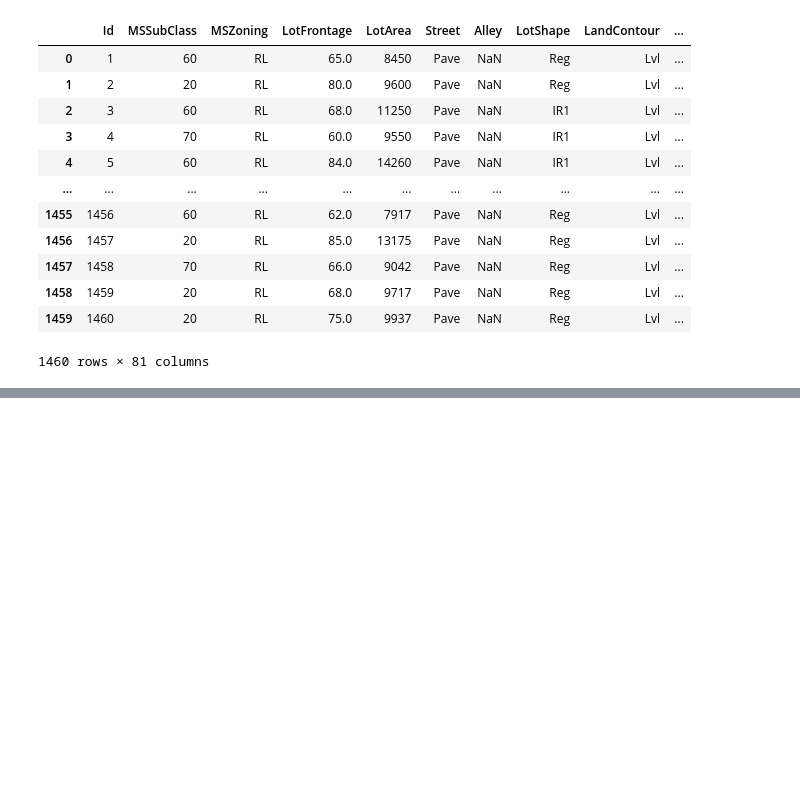
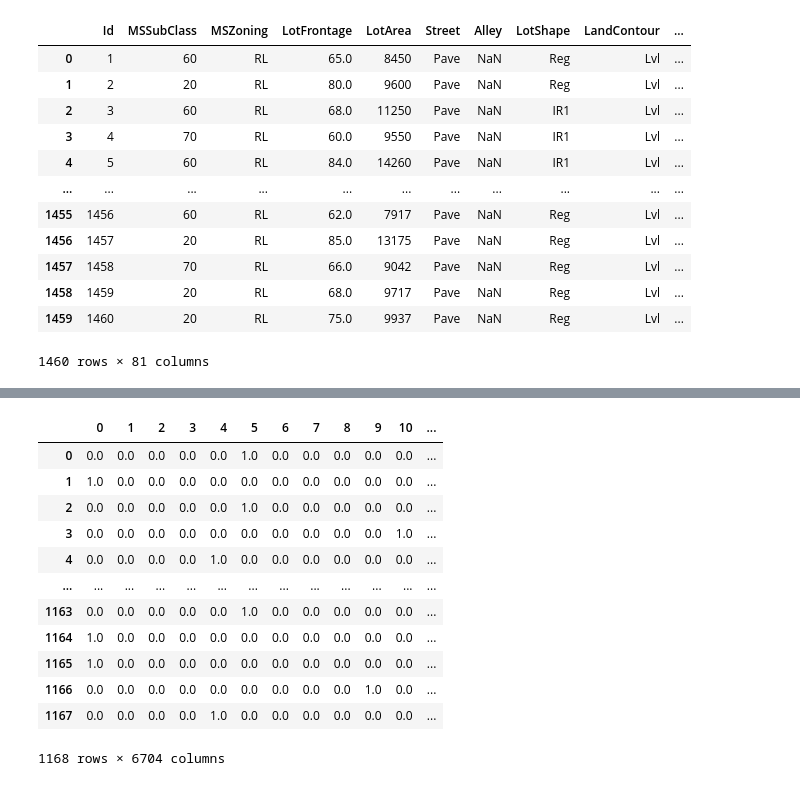
Before and after one commit to Joldon/housing_prices_ML, a Jupyter notebook: housing_prices_feature_selection.ipynb, the cells around one changed output, grey strips where cells are left out. Drawn from its saved outputs; the diff is of its cells as text; code cells hidden in the pictures; blank space fills up the shorter version.

Commit message:
fixed MinMaxScaler() sparse error after implementing OneHotEncoder(sparse_output=False)

```diff
--- a/housing_prices_feature_selection.ipynb
+++ b/housing_prices_feature_selection.ipynb
@@ -33,8 +35,12 @@ data
 from sklearn.model_selection import train_test_split
 # %%
 # split data into train and test
-X = data.drop(['SalePrice'], axis=1)
-y = data['SalePrice']
+
+X=data.drop(columns="Id")
+y=X.pop("SalePrice")
+
+# X = data.drop(['SalePrice'], axis=1)
+# y = data['SalePrice']
 
 # alternative way to split data into train and test
 # X = data
@@ -127,10 +153,13 @@ Pipeline(steps=[('preprocessor',
 # %%
 tree_pred = model_pipe_2.predict(X_test)
 # %%
+# Thhis code produces error because X_train here is unprocessed data with missing values
+# to use preprocessed data in the model, we need to use the pipeline above
+
 # Initialize and fit a Decision Tree.
-tree = DecisionTreeRegressor()
-tree.fit(X_train, y_train)
+# tree = DecisionTreeRegressor()
+# tree.fit(X_train, y_train)
 
-# Initialize and fit K-Nearest Neighbors.
-neigh = KNeighborsRegressor(n_neighbors=1)
-neigh.fit(X_train, y_train)
+# # Initialize and fit K-Nearest Neighbors.
+# neigh = KNeighborsRegressor(n_neighbors=1)
+# neigh.fit(X_train, y_train)
@@ -138,0 +233,13 @@ ValueError: could not convert string to float: 'RL'
+# %%
+# X_train_preprocessed = preprocessor.fit_transform(X_train)
+
+#scale the features before removing those with the smallest variance
+scaler = MinMaxScaler()
+
+# IMplement OneHotEncoder to encode categorical features
+onehot = OneHotEncoder(sparse_output=False)
+
+
+# Fit the scaler on the train and transform the values.
+X_train_onehot = onehot.fit_transform(X_train)
+X_train_scaled = scaler.fit_transform(X_train_onehot)
@@ -139,3 +256,21 @@ ValueError: could not convert string to float: 'RL'
+# %%
+#Create a DataFrame with the scaled values.
+X_train_scaled_onehot = pd.DataFrame(X_train_onehot)
+X_train_scaled_onehot
+# %% [output]
+|  | 0 | 1 | 2 | 3 | 4 | 5 | 6 | 7 | 8 | 9 | 10 | ... |
+| 0 | 0.0 | 0.0 | 0.0 | 0.0 | 0.0 | 1.0 | 0.0 | 0.0 | 0.0 | 0.0 | 0.0 | ... |
+| 1 | 1.0 | 0.0 | 0.0 | 0.0 | 0.0 | 0.0 | 0.0 | 0.0 | 0.0 | 0.0 | 0.0 | ... |
+| 2 | 0.0 | 0.0 | 0.0 | 0.0 | 0.0 | 1.0 | 0.0 | 0.0 | 0.0 | 0.0 | 0.0 | ... |
+| 3 | 0.0 | 0.0 | 0.0 | 0.0 | 0.0 | 0.0 | 0.0 | 0.0 | 0.0 | 0.0 | 1.0 | ... |
+| 4 | 0.0 | 0.0 | 0.0 | 0.0 | 1.0 | 0.0 | 0.0 | 0.0 | 0.0 | 0.0 | 0.0 | ... |
+| ... | ... | ... | ... | ... | ... | ... | ... | ... | ... | ... | ... | ... |
+| 1163 | 0.0 | 0.0 | 0.0 | 0.0 | 0.0 | 1.0 | 0.0 | 0.0 | 0.0 | 0.0 | 0.0 | ... |
+| 1164 | 1.0 | 0.0 | 0.0 | 0.0 | 0.0 | 0.0 | 0.0 | 0.0 | 0.0 | 0.0 | 0.0 | ... |
+| 1165 | 1.0 | 0.0 | 0.0 | 0.0 | 0.0 | 0.0 | 0.0 | 0.0 | 0.0 | 0.0 | 0.0 | ... |
+| 1166 | 0.0 | 0.0 | 0.0 | 0.0 | 0.0 | 0.0 | 0.0 | 0.0 | 0.0 | 1.0 | 0.0 | ... |
+| 1167 | 0.0 | 0.0 | 0.0 | 0.0 | 1.0 | 0.0 | 0.0 | 0.0 | 0.0 | 0.0 | 0.0 | ... |
+1168 rows × 6704 columns
 # %%
 model_pipe = Pipeline(steps=[
     ('preprocessor', preprocessor),
```
Also changed, not shown: parts of 19 cells of this notebook.
